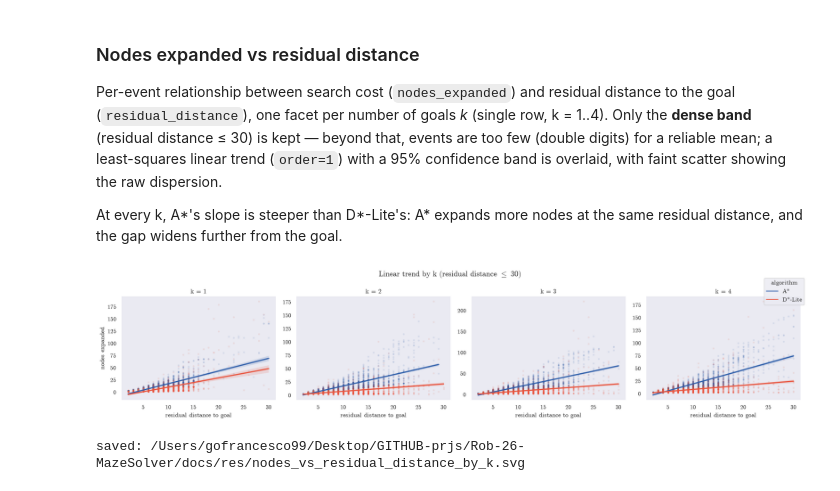
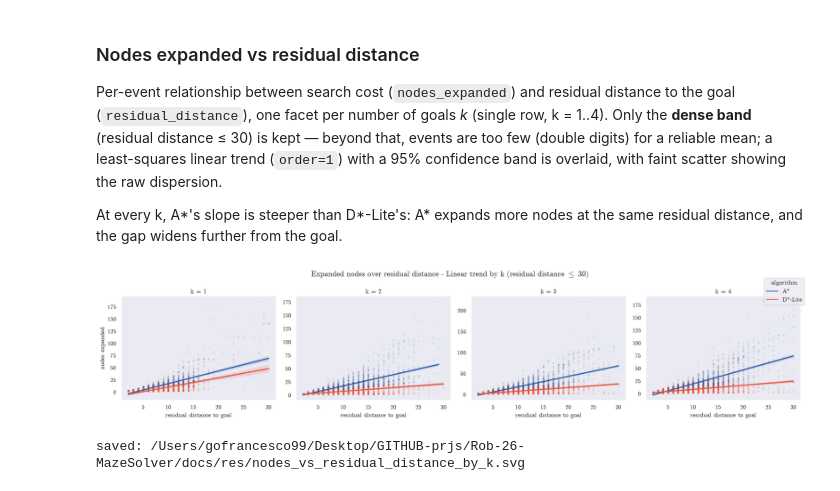
Before and after one commit to FrancescoGuarda/Rob-26-MazeSolver, a Jupyter notebook: notebooks/data_analysis.ipynb, the cells around one changed output. Saved outputs shown, nothing was run; the diff lists cells and outputs as text; code cells hidden in the pictures.

```diff
--- a/notebooks/data_analysis.ipynb
+++ b/notebooks/data_analysis.ipynb
@@ -180,35 +195,35 @@ for rid in rep_runs:
     for e in log["replanning_events"]:
         ev_rows.append({
             "goal_count": log["goal_count"],
             "algorithm": ALGO_LABEL[log["algorithm"]],
             "residual_distance": e["residual_distance"],
             "nodes_expanded": e["nodes_expanded"],
         })
 events = pd.DataFrame(ev_rows)
 events = events[events["residual_distance"] > 0]   # drop -1 (inf) and 0
 
 # Dense band: beyond ~30 events are too few, the tail isn't reliable.
 RESIDUAL_MAX = 30
 dense = events[events["residual_distance"] <= RESIDUAL_MAX]
 
 grid = sns.lmplot(
     data=dense, x="residual_distance", y="nodes_expanded",
     hue="algorithm", col="goal_count", col_wrap=4, order=1, ci=95,
     palette={"A*": ALGO_COLOR["astar"], "D*-Lite": ALGO_COLOR["dstar_lite"]},
     height=3.8, aspect=1.25, facet_kws={"sharey": False, "sharex": False},
     scatter_kws={"s": 6, "alpha": 0.08}, legend=False,
 )
 grid.set_axis_labels("residual distance to goal", "nodes expanded")
 grid.set_titles("k = {col_name}")
 legend_handles = [mlines.Line2D([], [], color=ALGO_COLOR[a], label=l)
                    for a, l in ALGO_LABEL.items()]
 grid.figure.legend(handles=legend_handles, title="algorithm",
                     loc="upper right", bbox_to_anchor=(1.0, 1.05))
 grid.figure.suptitle(
-    rf"Linear trend by k (residual distance $\leq$ {RESIDUAL_MAX})", y=1.08)
+    rf"Expanded nodes over residual distance - Linear trend by k (residual distance $\leq$ {RESIDUAL_MAX})", y=1.08)
 plt.show()
 # %% [output]
-[figure, old version]
+[figure, new version]
 # %%
 grid.figure.savefig(FIGURES_DIR / "nodes_vs_residual_distance_by_k.svg", bbox_inches="tight")
 print(f"saved: {FIGURES_DIR / 'nodes_vs_residual_distance_by_k.svg'}")
```
Also changed, not shown: parts of 20 cells of this notebook.
